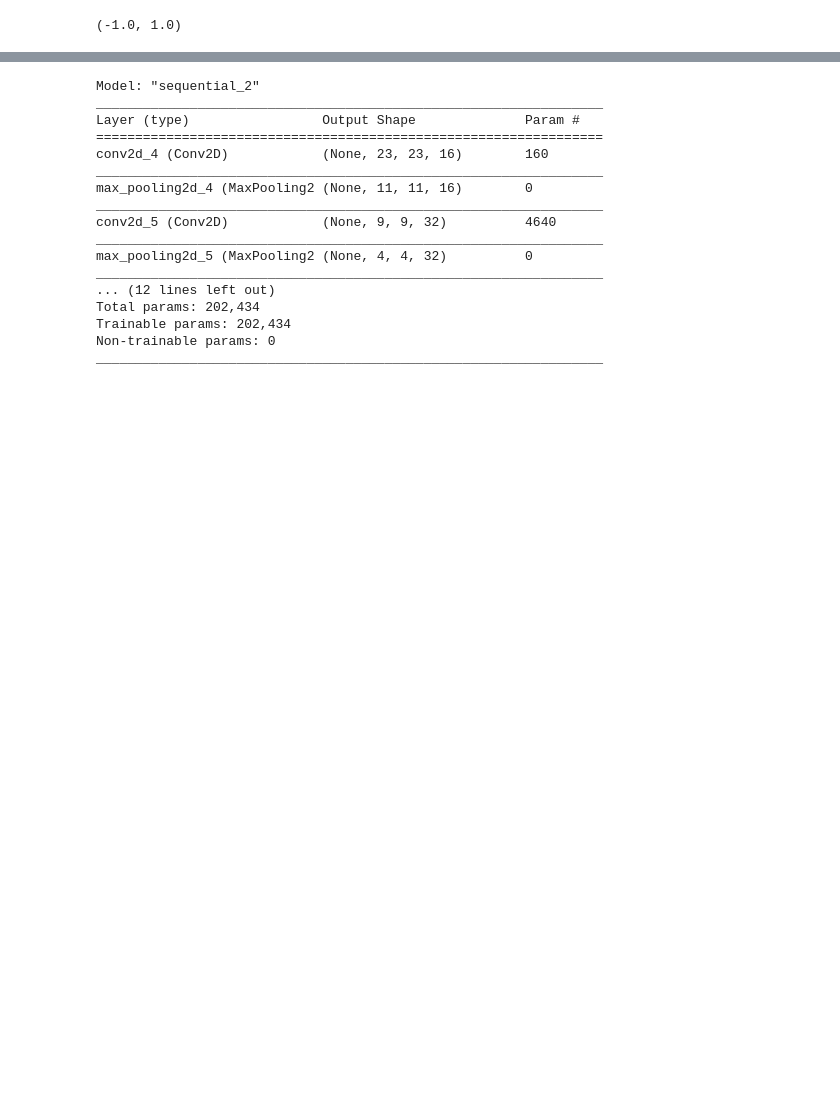
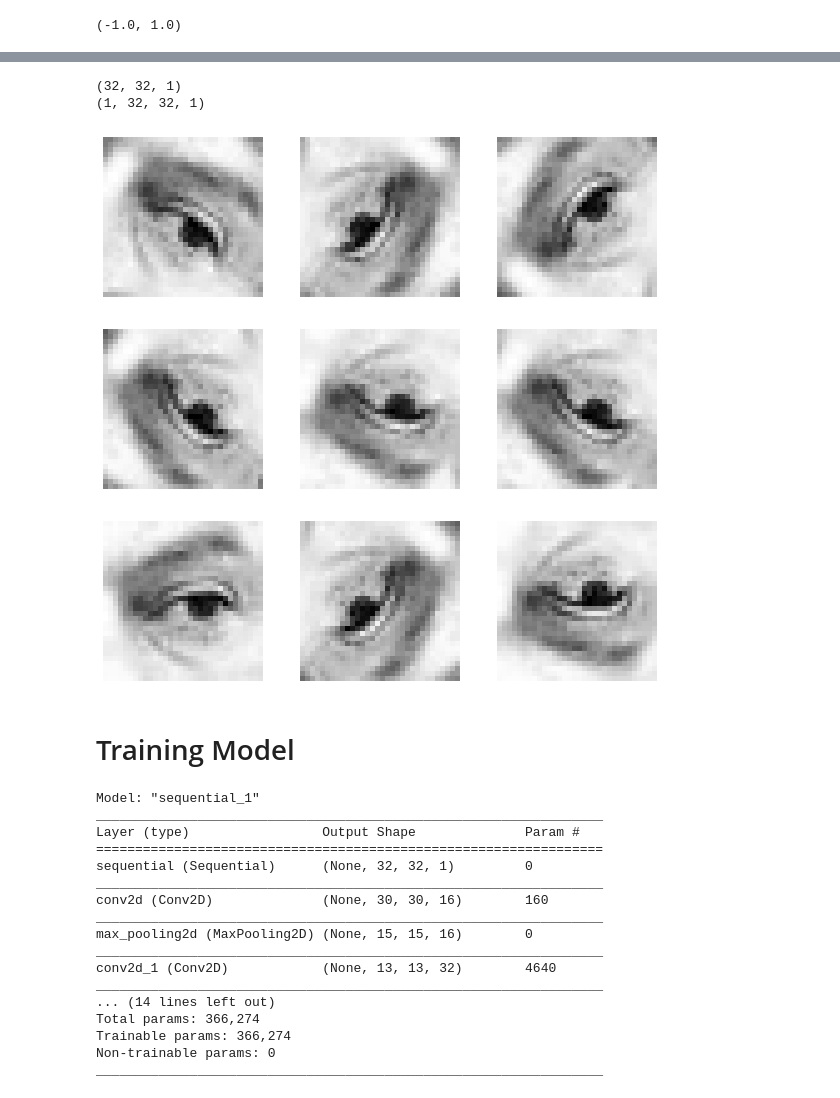
Before and after one commit to RaynoldPanjiZ/dphi-Deep-Learning-Bootcamp, a Jupyter notebook: eye-gender.ipynb, the cells around one changed output, grey strips where cells are left out. Cells and saved outputs as stored; diff of their text form; code cells hidden in the pictures; blank space fills up the shorter version.

```diff
--- a/eye-gender.ipynb
+++ b/eye-gender.ipynb
@@ -240,3 +258,10 @@ X_val = X_val/255*2-1
 X_train.min(), X_train.max()
 # %% [output]
 (-1.0, 1.0)
+# %%
+## Heavier Augmentation
+INPUT_SHAPE = (img_size, img_size, 1)
+data_augmentation = tf.keras.Sequential([
+    tf.keras.layers.experimental.preprocessing.RandomFlip("horizontal_and_vertical", input_shape=INPUT_SHAPE),
+    tf.keras.layers.experimental.preprocessing.RandomRotation((-0.2, 0.3))
+])
@@ -243,16 +287,44 @@ X_train.min(), X_train.max()
+# %%
+## Check augmented image
+
+image = X_train[0]
+print(image.shape)
+image = tf.expand_dims(X_train[0], 0)
+print(image.shape)
+
+plt.figure(figsize = (10,10))
+for i in range(9):
+    augmented_image = data_augmentation(image)
+    ax = plt.subplot(3,3,i+1)
+    plt.imshow(augmented_image[0], cmap='gray')
+    plt.axis("off")
+# %% [output]
+(32, 32, 1)
+(1, 32, 32, 1)
+[figure, added]
+# %% [markdown]
+# Training Model
 # %%
-# define input shape
-INPUT_SHAPE = (25, 25, 1)
+## Build Model Architecture
 
 # define sequential model
 model = tf.keras.models.Sequential()
+
+# define data augmentation
+model.add(data_augmentation)
+
 # define conv-pool layers - set 1
-model.add(tf.keras.layers.Conv2D(filters=16, kernel_size=(3, 3), strides=(1, 1),
-    activation='relu', padding='valid', input_shape=INPUT_SHAPE))
+model.add(tf.keras.layers.Conv2D(
+    filters=16, kernel_size=(3, 3), strides=(1, 1),
+    activation='relu', padding='valid'
+))
 model.add(tf.keras.layers.MaxPooling2D(pool_size=(2, 2)))
+
 # define conv-pool layers - set 2
-model.add(tf.keras.layers.Conv2D(filters=32, kernel_size=(3, 3), strides=(1, 1),
-    activation='relu', padding='valid'))
+model.add(tf.keras.layers.Conv2D(
+    filters=32, kernel_size=(3, 3), strides=(1, 1),
+    activation='relu', padding='valid'
+))
 model.add(tf.keras.layers.MaxPooling2D(pool_size=(2, 2)))
 
 # add flatten layer
@@ -267,29 +339,25 @@ model.add(tf.keras.layers.Dropout(rate=0.3))
 # add output layer
 model.add(tf.keras.layers.Dense(len(class_names), activation='softmax'))
 
-# compile model
-model.compile(optimizer='adam',
-loss='sparse_categorical_crossentropy',
-metrics=['accuracy'])
 
 # view model layers
 model.summary()
 # %% [output]
-Model: "sequential_2"
+Model: "sequential_1"
 _________________________________________________________________
 Layer (type)                 Output Shape              Param #
 =================================================================
-conv2d_4 (Conv2D)            (None, 23, 23, 16)        160
+sequential (Sequential)      (None, 32, 32, 1)         0
 _________________________________________________________________
-max_pooling2d_4 (MaxPooling2 (None, 11, 11, 16)        0
+conv2d (Conv2D)              (None, 30, 30, 16)        160
 _________________________________________________________________
-conv2d_5 (Conv2D)            (None, 9, 9, 32)          4640
+max_pooling2d (MaxPooling2D) (None, 15, 15, 16)        0
 _________________________________________________________________
-max_pooling2d_5 (MaxPooling2 (None, 4, 4, 32)          0
+conv2d_1 (Conv2D)            (None, 13, 13, 32)        4640
 _________________________________________________________________
-... (12 lines left out)
-Total params: 202,434
-Trainable params: 202,434
+... (14 lines left out)
+Total params: 366,274
+Trainable params: 366,274
 Non-trainable params: 0
 _________________________________________________________________
 # %%
```
Also changed, not shown: parts of 35 cells of this notebook.
